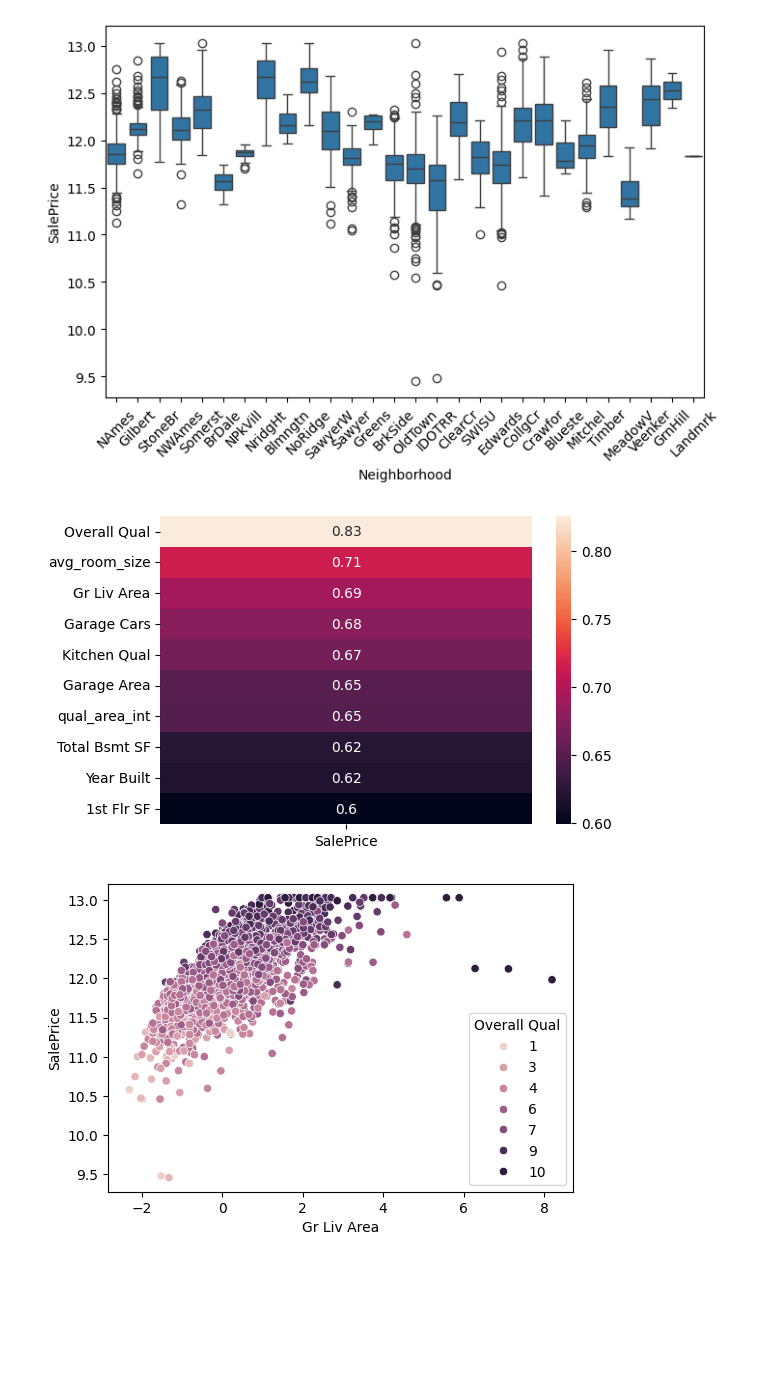
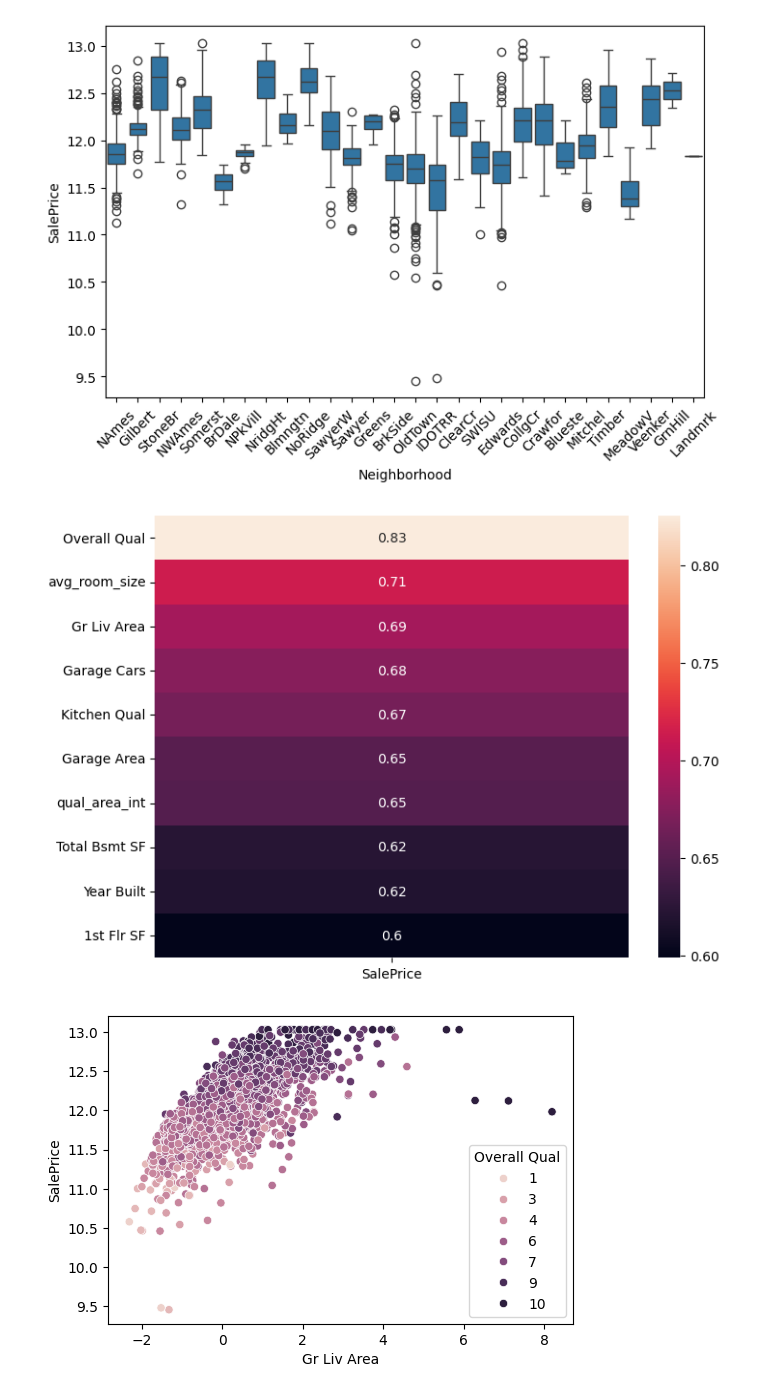
Before and after one commit to Malik-712/my-capstone, a Jupyter notebook: 03_eda.ipynb, the cells around one changed output. Cells and saved outputs as stored; diff of their text form; code cells hidden in the pictures; blank space fills up the shorter version.

Commit message:
Phase 3 — Analyse, Visualise & Report

```diff
--- a/03_eda.ipynb
+++ b/03_eda.ipynb
@@ -69,15 +69,15 @@ plt.show()  # show the plot
 # %%
 corr = df.corr(numeric_only=True)["SalePrice"].drop("SalePrice")  # compute correlation with target
 corr = corr.sort_values(ascending=False)  # sort from strongest to weakest
 top10 = corr.head(10)  # select top 10 features
 
-plt.figure(figsize=(6, 4)) # set figure size
+plt.figure(figsize=(8, 6)) # set figure size
 sns.heatmap(top10.to_frame(), annot=True)  # draw heatmap with values
 plt.savefig("figures/correlation_heatmap.png", dpi=150, bbox_inches="tight") # save the plot
 plt.show() # display the plot
 # • Correlation heatmap: show the top 10 features most correlated with the target
 # %% [output]
-[figure, old version]
+[figure, new version]
 # %%
 plt.figure(figsize=(6, 4)) # set figure size
 sns.scatterplot(x="Gr Liv Area", y="SalePrice", hue="Overall Qual", data=df) # scatter plot with colour for Overall Qual
```
